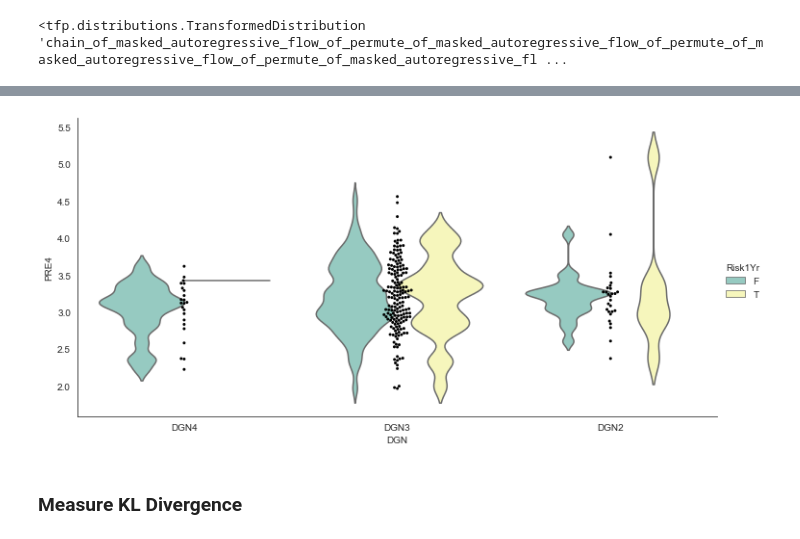
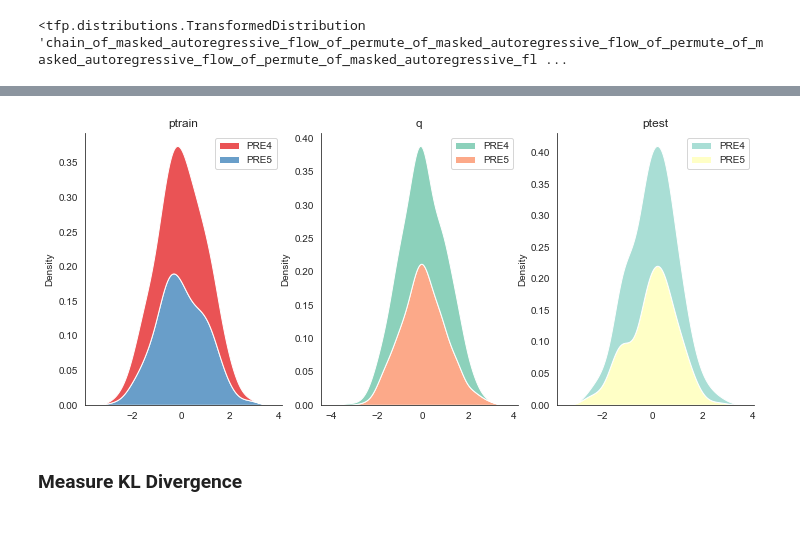
Before and after one commit to kgkeklikci/Normalizing-Flows, a Jupyter notebook: beta-vae-normalizing-flows/thoracic-surgery/beta-vae-iaf-thoracic-surgery.ipynb, the cells around one changed output, grey strips where cells are left out. Cells and saved outputs as stored; diff of their text form; code cells hidden in the pictures.

```diff
--- a/beta-vae-normalizing-flows/thoracic-surgery/beta-vae-iaf-thoracic-surgery.ipynb
+++ b/beta-vae-normalizing-flows/thoracic-surgery/beta-vae-iaf-thoracic-surgery.ipynb
@@ -354,7 +328,0 @@ X_train_sample.head()
-# %%
-X_train_sample['DGN'] = X_train_prior[...,0]
-X_train_sample['Risk1Yr'] = y_train
-
-g = sns.catplot(x='DGN', y='PRE4', kind="violin", hue='Risk1Yr', data=X_train_sample, inner=None, doge=True, palette='Set3', legend_out=True, aspect=2, bw=0.2, ci=95)
-sns.swarmplot(x="DGN", y='PRE4', color="k", size=3, data=X_train_sample, ax=g.ax)
-sns.despine()
@@ -363,7 +329,5 @@ sns.despine()
 # %% [markdown]
 ### Inverse Masked Autoregressive Flow
-# %%
-X_train_sample.drop('Risk1Yr', axis=1, inplace=True) # drop target, was only intended for VAE sampling
 # %%
 loc = [X_train_sample[i].mean().astype('float32') for i in list(X_train.columns)]
 scale_diag = [X_train_sample[i].std().astype('float32') for i in list(X_train.columns)]
@@ -536,7 +504,7 @@ plt.show()
 # %%
 names, samples = make_samples()
 # %%
-def visualize_training_data(samples, plot_color: str=color_list[0]):
+def visualize_training_data(samples):
     f, arr = plt.subplots(1, 2, figsize=(20,5))
     names = ['Data', 'Trainable']
     samples = [tf.constant(X_train_np), samples[-1]]
@@ -544,10 +512,10 @@ def visualize_training_data(samples, plot_color: str=color_list[0]):
     for i in range(2):
         res = samples[i]
         X, Y = res[..., 0].numpy(), res[..., 1].numpy()
-        arr[i].scatter(X, Y, s=10, color=plot_color)
+        arr[i].scatter(X, Y, s=10)
         z = np.polyfit(X, Y, 1)
         p = np.poly1d(z)
-        arr[i].plot(X, p(X), color=color_list[1])
+        arr[i].plot(X, p(X), color='green')
         arr[i].set_xlim([-2, 2])
         arr[i].set_ylim([-2, 2])
         arr[i].set_title(names[i])
@@ -559,4 +526,3 @@ visualize_training_data(samples)
 # %%
-samples_nf = pd.DataFrame(scaler.inverse_transform(samples[-1].numpy()),columns=keepdims[1:])
-samples_nf['Risk1Yr'] = y_train
-samples_nf['DGN'] = X_train_sample.DGN
+samples = pd.DataFrame(samples[-1].numpy(), columns=['PRE4','PRE5'])
+samples.head()
@@ -563,11 +536,14 @@ samples_nf['DGN'] = X_train_sample.DGN
 # %%
-g = sns.catplot(x='DGN', y='PRE4', kind="violin", hue='Risk1Yr', data=samples_nf, inner=None, doge=True, palette='Set3', legend_out=True, aspect=2, bw=0.2, ci=95)
-f = sns.swarmplot(x="DGN", y='PRE4', color="k", size=3, data=samples_nf, ax=g.ax)
+f, axs = plt.subplots(1, 3, figsize=(12,5))
+sns.kdeplot(data=pd.DataFrame(X_train_np, columns=['PRE4','PRE5']), ax=axs[0], multiple="stack", palette='Set1').set_title('ptrain')
+sns.kdeplot(data=samples, ax=axs[1], multiple="stack", palette='Set2').set_title('q')
+sns.kdeplot(data=pd.DataFrame(X_test_np, columns=['PRE4','PRE5']), ax=axs[2], multiple="stack", palette='Set3').set_title('ptest')
+
 f = f.get_figure()
 sns.despine()
-f.savefig(os.getcwd() + '/iaf-results/q.jpeg')
+f.savefig(os.getcwd() + '/iaf-results/shift-scale/q.jpeg')
 # %% [output]
-[figure, old version]
+[figure, new version]
 # %% [markdown]
 ### Measure KL Divergence
 # %%
```
Also changed, not shown: parts of 38 cells of this notebook, 7 other files.
